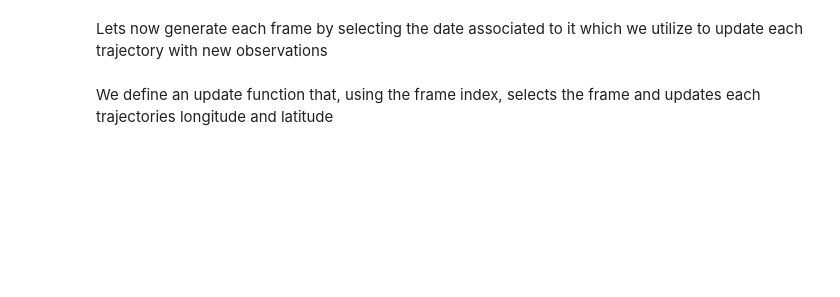
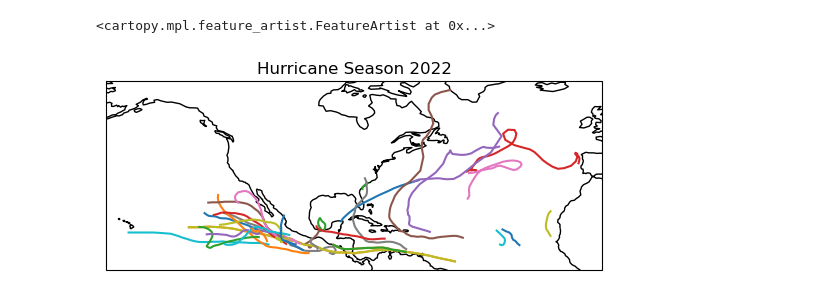
Before and after one commit to Cloud-Drift/hurdat2-get-started, a Jupyter notebook: hurdat2_get_started.ipynb, the cells around one changed output. Drawn from its saved outputs; the diff is of its cells as text; code cells hidden in the pictures; blank space fills up the shorter version.

```diff
--- a/hurdat2_get_started.ipynb
+++ b/hurdat2_get_started.ipynb
@@ -154,2 +0,0 @@ daterange = pd.date_range(start_dt, end_dt, frame_count)
-# %% [markdown]
-Lets now generate each frame by selecting the date associated to it which we utilize to update each trajectory with new observations
@@ -182,2 +0,0 @@ for idx, dt in enumerate(daterange):
-# %% [markdown]
-We define an update function that, using the frame index, selects the frame and updates each trajectories longitude and latitude
@@ -213,0 +1,27 @@ plt.show()
+# %%
+from clouddrift.datasets import hurdat2
+from clouddrift.ragged import subset, rowsize_to_index
+import numpy as np
+import matplotlib.pyplot as plt
+import cartopy.crs as ccrs
+
+year = 2022
+ds = hurdat2(basin="atlantic")
+ds = subset(
+    ds,
+    {"time": (np.datetime64(f"{year}-01-01"), np.datetime64(f"{year}-12-31"))},
+    row_dim_name="traj",
+)
+
+fig = plt.figure()
+ax = fig.add_subplot(1, 1, 1, projection=ccrs.PlateCarree())
+idx = rowsize_to_index(ds.rowsize)
+for i in range(0, len(idx) - 1):
+    sl = slice(idx[i], idx[i + 1])
+    ax.plot(ds.lon[sl], ds.lat[sl])
+
+ax.set_title(f"Hurricane Season {year}")
+ax.coastlines()
+# %% [output]
+<cartopy.mpl.feature_artist.FeatureArtist at 0x...>
+[figure, added]
```
Also changed, not shown: parts of 19 cells of this notebook.
